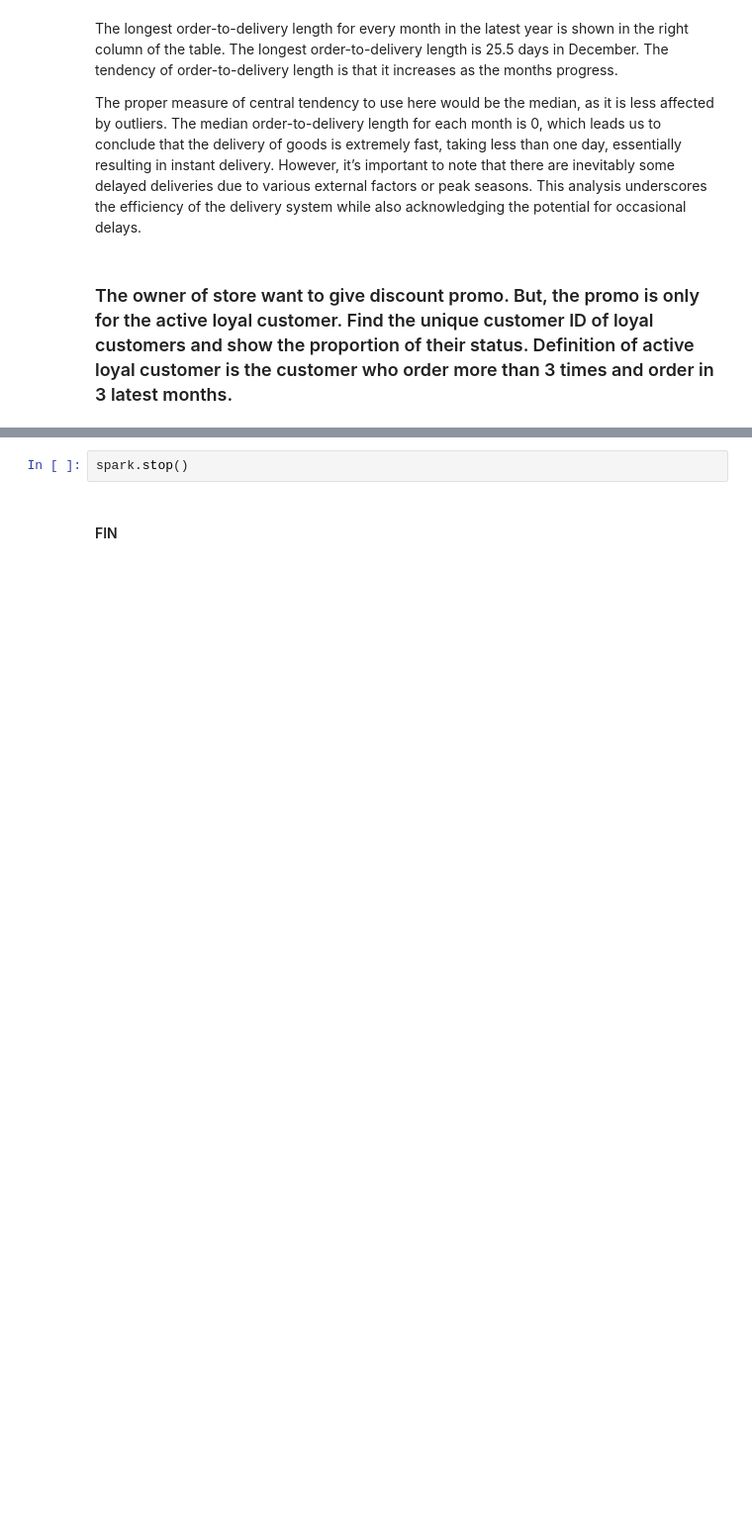
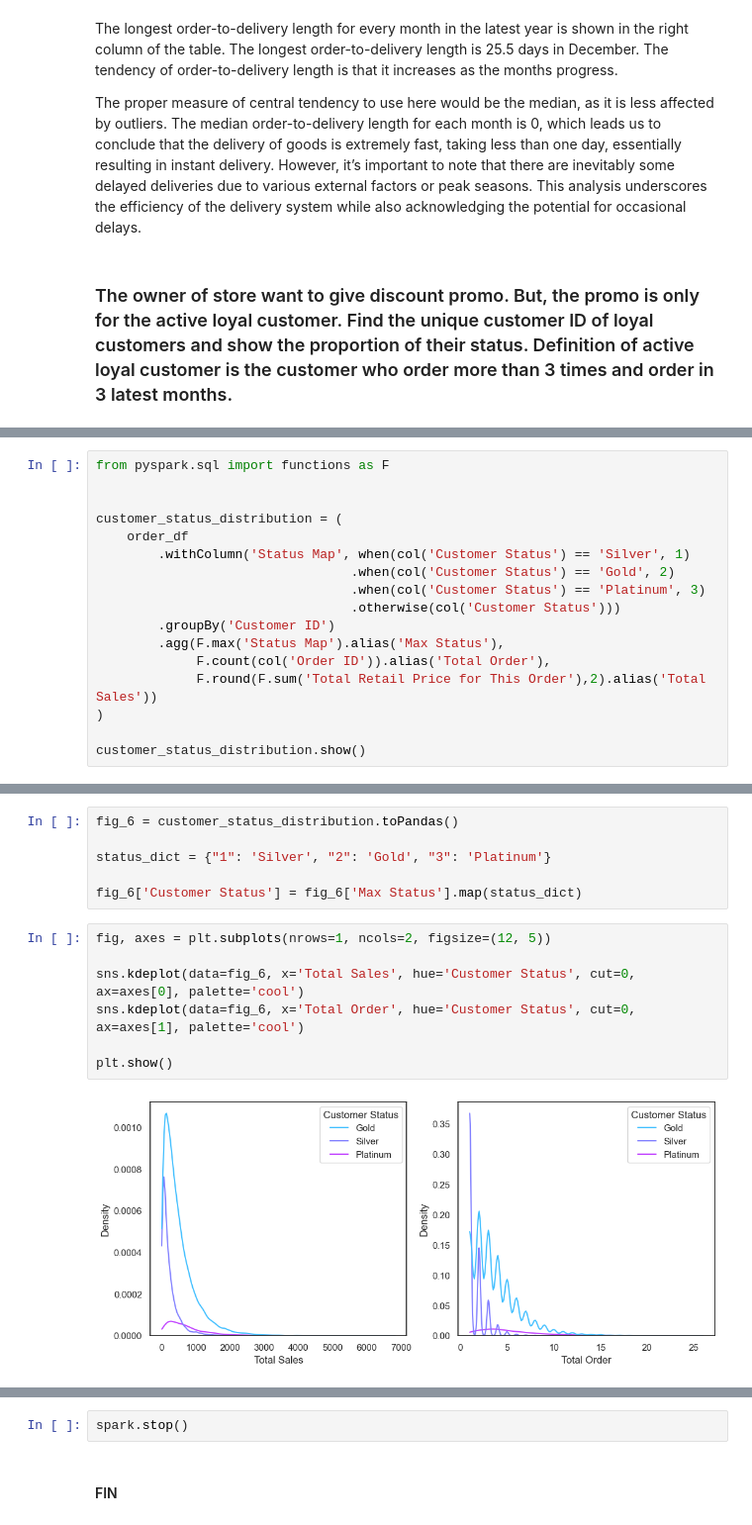
Before and after one commit to dickyalsyah/Customer-Segmentation-with-RFM, a Jupyter notebook: note_1_Exploratory.ipynb, the cells around one changed output, grey strips where cells are left out. Shown at 99% size. Drawn from its saved outputs; the diff is of its cells as text; blank space fills up the shorter version.

```diff
--- a/note_1_Exploratory.ipynb
+++ b/note_1_Exploratory.ipynb
@@ -615,0 +674,17 @@ And we have successfully identified a total of 103 active customers who meet the
+# %%
+from pyspark.sql import functions as F
+
+
+customer_status_distribution = (
+    order_df
+        .withColumn('Status Map', when(col('Customer Status') == 'Silver', 1)
+                                 .when(col('Customer Status') == 'Gold', 2)
+                                 .when(col('Customer Status') == 'Platinum', 3)
+                                 .otherwise(col('Customer Status')))
+        .groupBy('Customer ID')
+        .agg(F.max('Status Map').alias('Max Status'),
+             F.count(col('Order ID')).alias('Total Order'),
+             F.round(F.sum('Total Retail Price for This Order'),2).alias('Total Sales'))
+)
+
+customer_status_distribution.show()
@@ -615,0 +715,15 @@ And we have successfully identified a total of 103 active customers who meet the
+# %%
+fig_6 = customer_status_distribution.toPandas()
+
+status_dict = {"1": 'Silver', "2": 'Gold', "3": 'Platinum'}
+
+fig_6['Customer Status'] = fig_6['Max Status'].map(status_dict)
+# %%
+fig, axes = plt.subplots(nrows=1, ncols=2, figsize=(12, 5))
+
+sns.kdeplot(data=fig_6, x='Total Sales', hue='Customer Status', cut=0, ax=axes[0], palette='cool')
+sns.kdeplot(data=fig_6, x='Total Order', hue='Customer Status', cut=0, ax=axes[1], palette='cool')
+
+plt.show()
+# %% [output]
+[figure, added]
```
Also changed, not shown: parts of 21 cells of this notebook, 2 other files.
